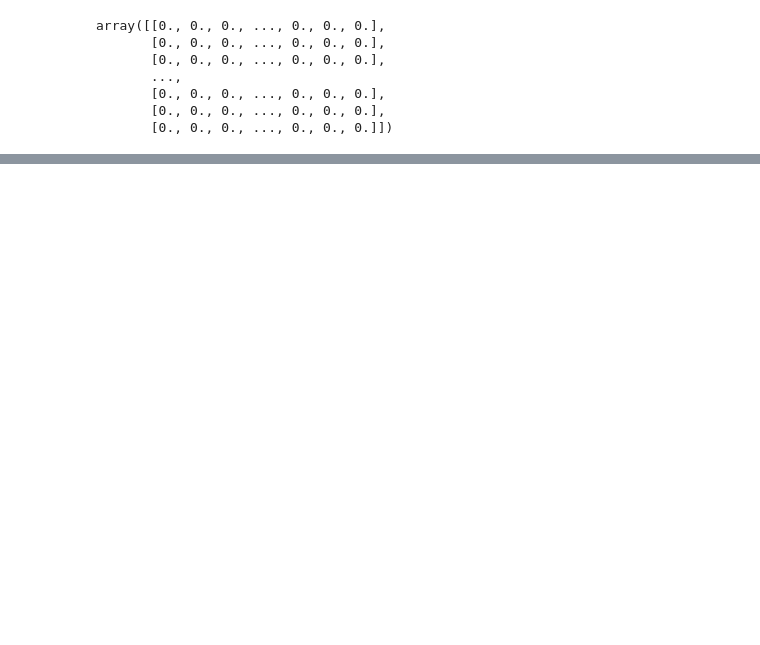
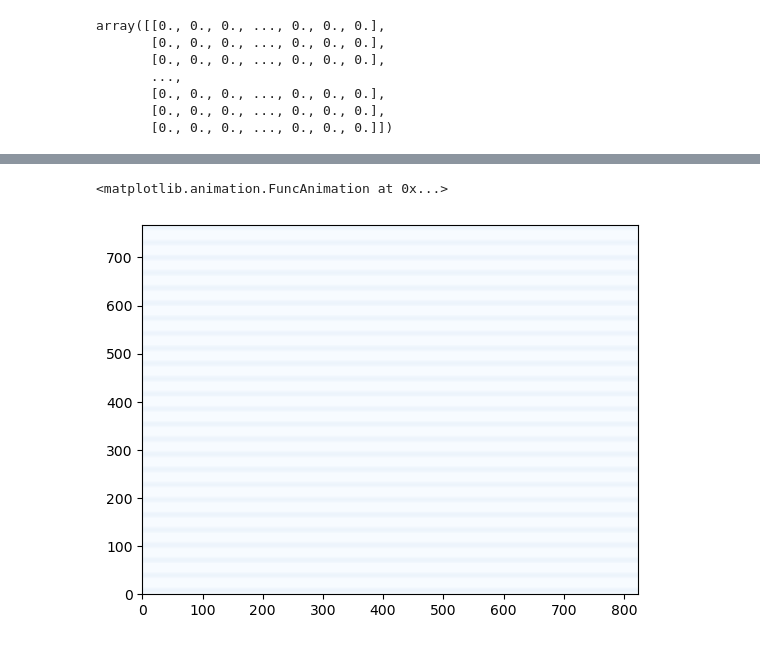
Before and after one commit to zackdraper/pirate-game, a Jupyter notebook: material/ocean_background/test.ipynb, the cells around one changed output, grey strips where cells are left out. Drawn from its saved outputs; the diff is of its cells as text; code cells hidden in the pictures; blank space fills up the shorter version.

```diff
--- a/material/ocean_background/test.ipynb
+++ b/material/ocean_background/test.ipynb
@@ -32,0 +64,15 @@ plt.imshow(z)
+# %%
+import matplotlib.animation as animation
+
+fig, ax = plt.subplots()
+
+wave_img = plt.pcolormesh(z, cmap='Blues', vmin=0)
+
+def z_wave2(phase):
+    return wave_img.set_array( 10*np.sin(k1*x/5 + k2*y/5 + phase).ravel() )
+
+myAnimation = animation.FuncAnimation(fig, z_wave2, frames=np.arange(0,200,1), interval=100, blit=False, repeat=True)
+myAnimation
+# %% [output]
+<matplotlib.animation.FuncAnimation at 0x...>
+[figure, added]
```
Also changed, not shown: parts of 5 cells of this notebook, 1 other file.
